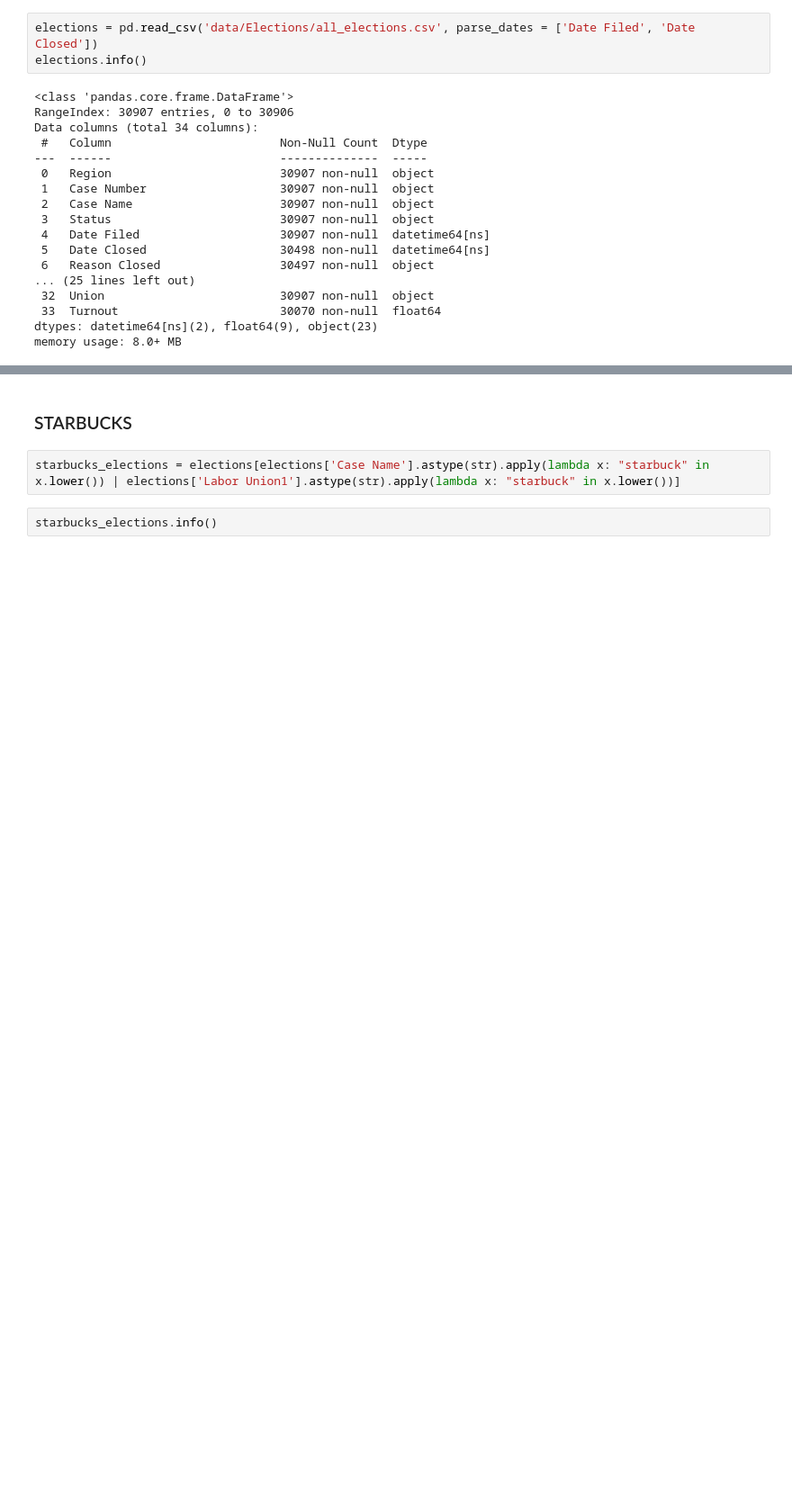
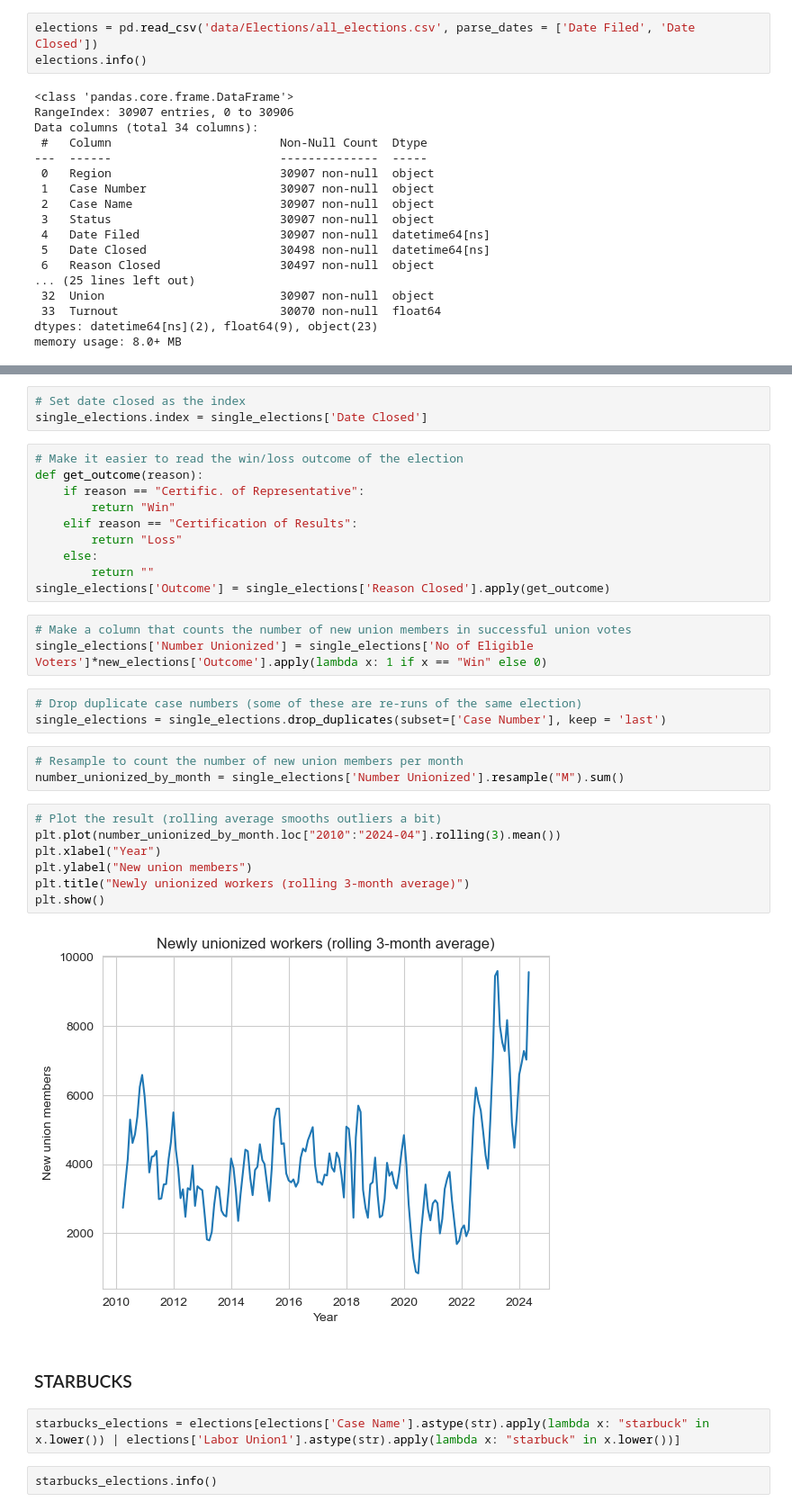
Before and after one commit to AmziJeffs/LaborData, a Jupyter notebook: ElectionsAnalysis.ipynb, the cells around one changed output, grey strips where cells are left out. Shown at 90% size. Drawn from its saved outputs; the diff is of its cells as text; blank space fills up the shorter version.

Commit message:
Compute new union members per month

```diff
--- a/ElectionsAnalysis.ipynb
+++ b/ElectionsAnalysis.ipynb
@@ -28,3 +49,34 @@ memory usage: 8.0+ MB
+# %%
+# Set date closed as the index
+single_elections.index = single_elections['Date Closed']
+# %%
+# Make it easier to read the win/loss outcome of the election
+def get_outcome(reason):
+    if reason == "Certific. of Representative":
+        return "Win"
+    elif reason == "Certification of Results":
+        return "Loss"
+    else:
+        return ""
+single_elections['Outcome'] = single_elections['Reason Closed'].apply(get_outcome)
+# %%
+# Make a column that counts the number of new union members in successful union votes
+single_elections['Number Unionized'] = single_elections['No of Eligible Voters']*new_elections['Outcome'].apply(lambda x: 1 if x == "Win" else 0)
+# %%
+# Drop duplicate case numbers (some of these are re-runs of the same election)
+single_elections = single_elections.drop_duplicates(subset=['Case Number'], keep = 'last')
+# %%
+# Resample to count the number of new union members per month
+number_unionized_by_month = single_elections['Number Unionized'].resample("M").sum()
+# %%
+# Plot the result (rolling average smooths outliers a bit)
+plt.plot(number_unionized_by_month.loc["2010":"2024-04"].rolling(3).mean())
+plt.xlabel("Year")
+plt.ylabel("New union members")
+plt.title("Newly unionized workers (rolling 3-month average)")
+plt.show()
+# %% [output]
+[figure, added]
 # %% [markdown]
 ### STARBUCKS
 # %%
```
Also changed, not shown: parts of 5 cells of this notebook.
